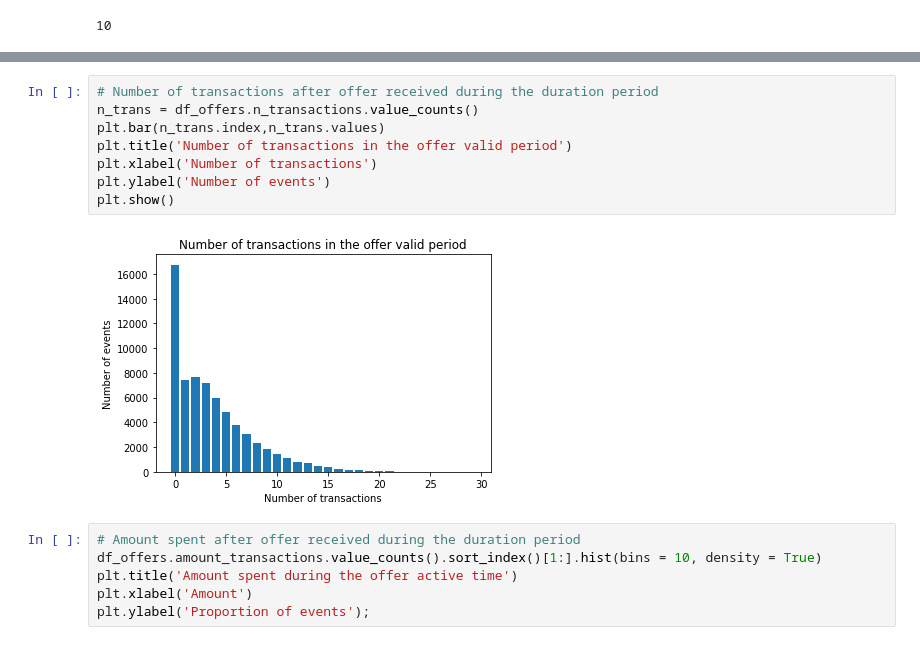
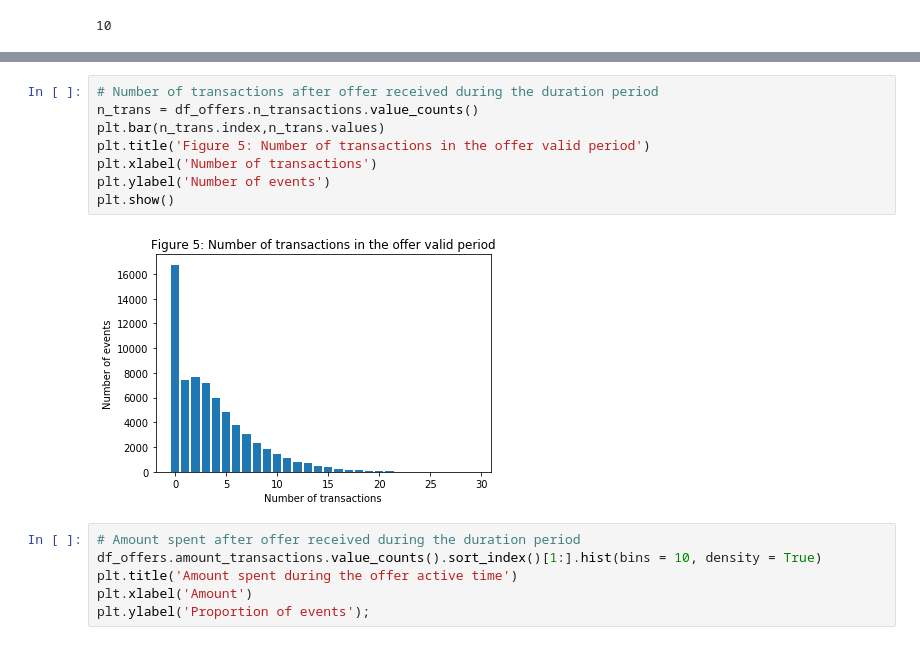
Before and after one commit to gderivas/DS_Nanodegree_Capstone, a Jupyter notebook: Starbucks_Capstone_notebook.ipynb, the cells around one changed output, grey strips where cells are left out. Saved outputs shown, nothing was run; the diff lists cells and outputs as text.

```diff
--- a/Starbucks_Capstone_notebook.ipynb
+++ b/Starbucks_Capstone_notebook.ipynb
@@ -510,13 +510,13 @@ Name: n_transactions, dtype: int64
 # %%
 # Number of transactions after offer received during the duration period
 n_trans = df_offers.n_transactions.value_counts()
 plt.bar(n_trans.index,n_trans.values)
-plt.title('Number of transactions in the offer valid period')
+plt.title('Figure 5: Number of transactions in the offer valid period')
 plt.xlabel('Number of transactions')
 plt.ylabel('Number of events')
 plt.show()
 # %% [output]
-[figure, old version]
+[figure, new version]
 # %%
 # Amount spent after offer received during the duration period
 df_offers.amount_transactions.value_counts().sort_index()[1:].hist(bins = 10, density = True)
```
Also changed, not shown: parts of 11 cells of this notebook.
